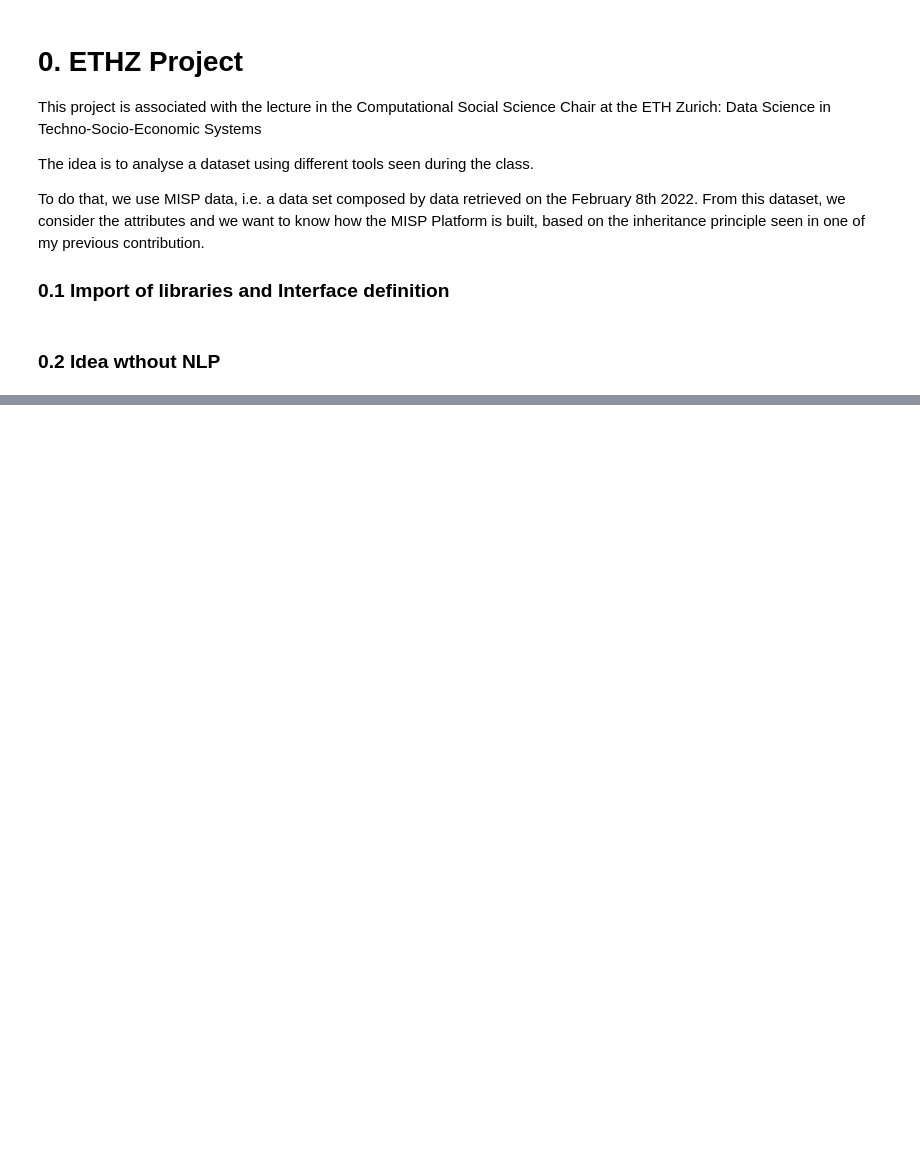
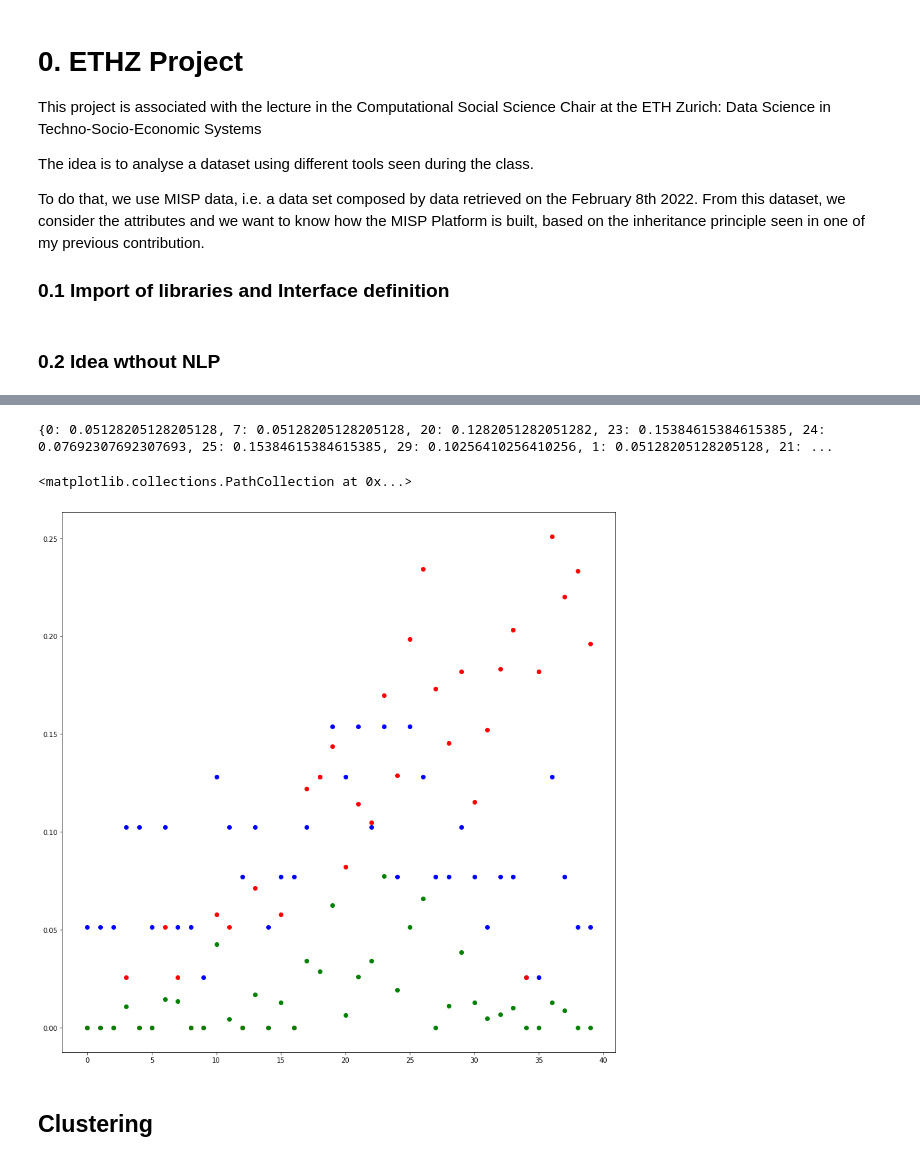
Before and after one commit to Eisbrecher-59/ETHZ_Project, a Jupyter notebook: ETHZ_Project-Try.ipynb, the cells around one changed output, grey strips where cells are left out. Drawn from its saved outputs; the diff is of its cells as text; code cells hidden in the pictures; blank space fills up the shorter version.

```diff
--- a/ETHZ_Project-Try.ipynb
+++ b/ETHZ_Project-Try.ipynb
@@ -67,0 +158,21 @@ nx.draw(
+# %%
+d_centrality = nx.degree_centrality(my_graph_red)
+print(d_centrality)
+
+c_centrality = nx.closeness_centrality(my_graph_red)
+
+b_centrality = nx.betweenness_centrality(my_graph_red)
+
+# f_centrality = nx.eigenvector_centrality(my_graph_red)
+
+fig, ax1 = plt.subplots(1, 1, figsize=(15, 15))
+ax1.scatter(d_centrality.keys(), d_centrality.values(), color="b")
+ax1.scatter(c_centrality.keys(), c_centrality.values(), color="r")
+ax1.scatter(b_centrality.keys(), b_centrality.values(), color="g")
+# ax1.scatter(f_centrality.keys(), f_centrality.values(), color="black")
+# %% [output]
+{0: 0.05128205128205128, 7: 0.05128205128205128, 20: 0.1282051282051282, 23: 0.15384615384615385, 24: 0.07692307692307693, 25: 0.15384615384615385, 29: 0.10256410256410256, 1: 0.05128205128205128, 21: ...
+<matplotlib.collections.PathCollection at 0x...>
+[figure, added]
+# %% [markdown]
+## Clustering
```
Also changed, not shown: parts of 19 cells of this notebook, 4 other files.
